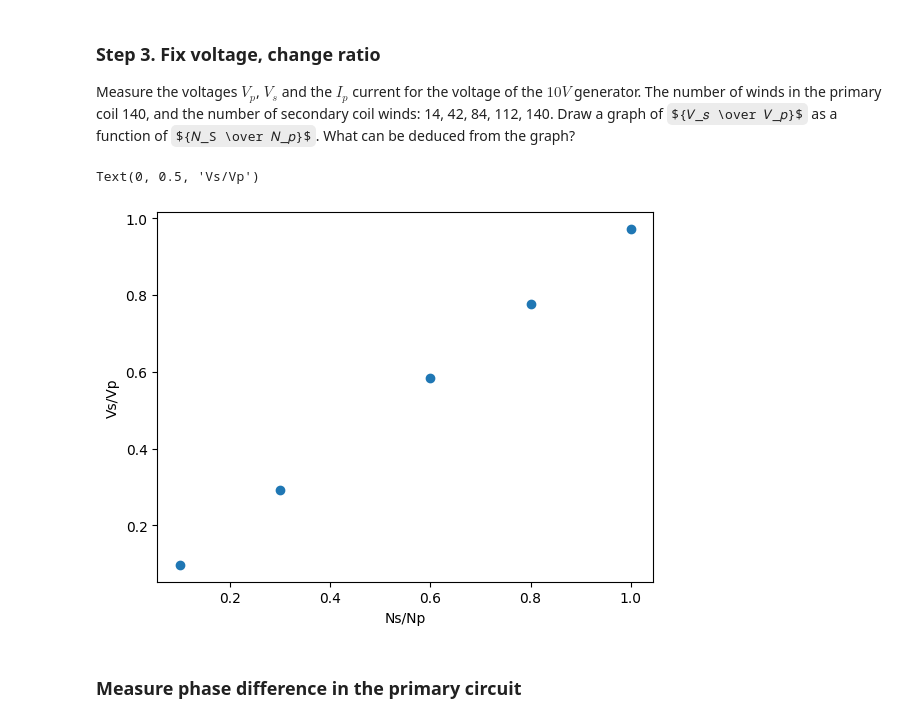
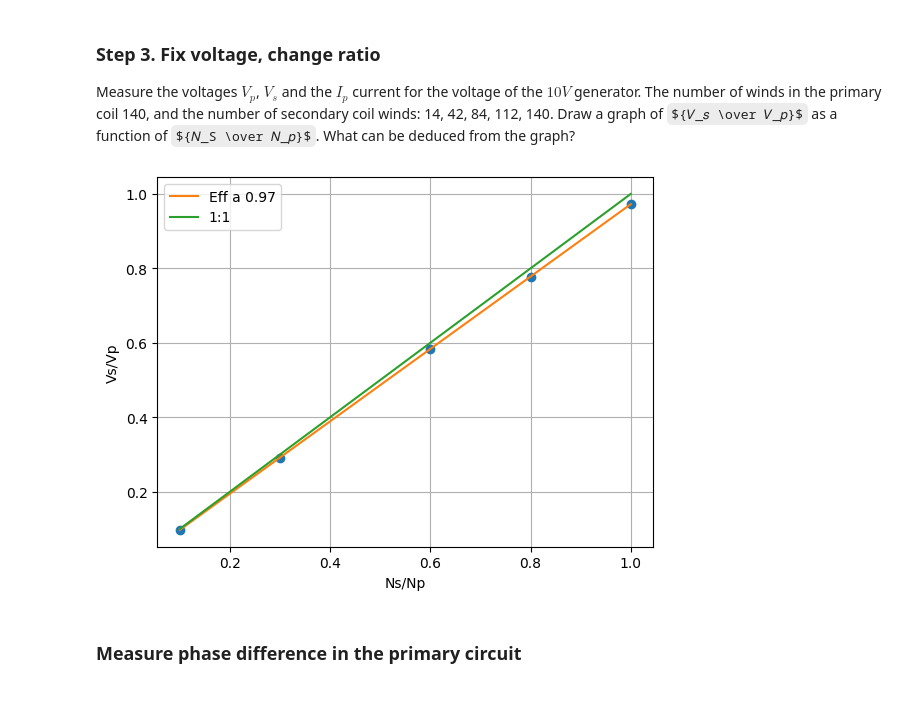
Before and after one commit to evgeny-kolonsky/Lab2_Transformer, a Jupyter notebook: Technion_ph_Transformer_lab.ipynb, the cells around one changed output. Drawn from its saved outputs; the diff is of its cells as text; code cells hidden in the pictures; some formulas as TeX source.

```diff
--- a/Technion_ph_Transformer_lab.ipynb
+++ b/Technion_ph_Transformer_lab.ipynb
@@ -551,22 +550,28 @@ Measure the voltages $𝑉_𝑝$, $𝑉_𝑠$ and the $𝐼_𝑝$ current for th
 # %%
 # measurements: each line a point Ns, Vp, Vs
 measurements = '''
 # Ns, Vp, Vs, Ip, phi
 14 10.8 1.05 0.32 48
 42 10.8 3.15 0.32 48
 84 10.8 6.31 0.32 48
 112 10.8 8.4 0.32 48
 140 10.8 10.5 0.32 48
 '''
 Ns, Vp, Vs, _, _ = np.genfromtxt(measurements.splitlines(), dtype=float).T
 Np = 140
 
-plt.plot(Ns/Np, np.divide(Vs, Vp), 'o')
+plt.plot(Ns/Np, Vs / Vp, 'o')
 plt.xlabel('Ns/Np')
 plt.ylabel('Vs/Vp')
+
+fit = polyfit( Ns/Np, Vs/ Vp, 1)
+plt.plot(Ns/Np, fit[0] + fit[1] * Ns/Np, label=f'Eff a {fit[1]:.2f}')
+plt.plot(Ns/Np,  Ns/Np, label=f'1:1')
+plt.legend()
+plt.grid()
+a_eff  = fit[1]
 # %% [output]
-Text(0, 0.5, 'Vs/Vp')
-[figure, old version]
+[figure, new version]
 # %% [markdown]
 ### Measure phase difference in the primary circuit
 # %% [markdown]
```
Also changed, not shown: parts of 12 cells of this notebook.
